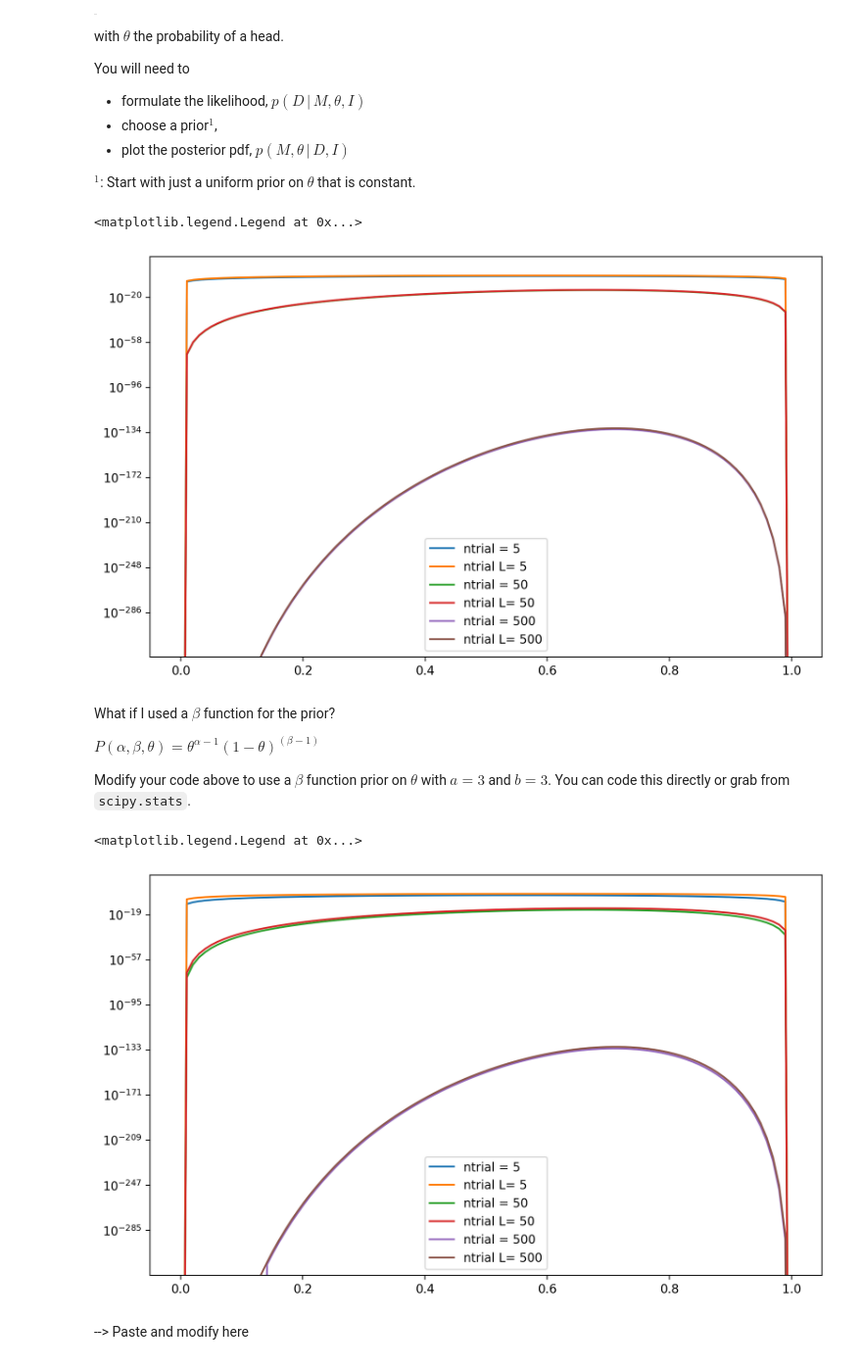
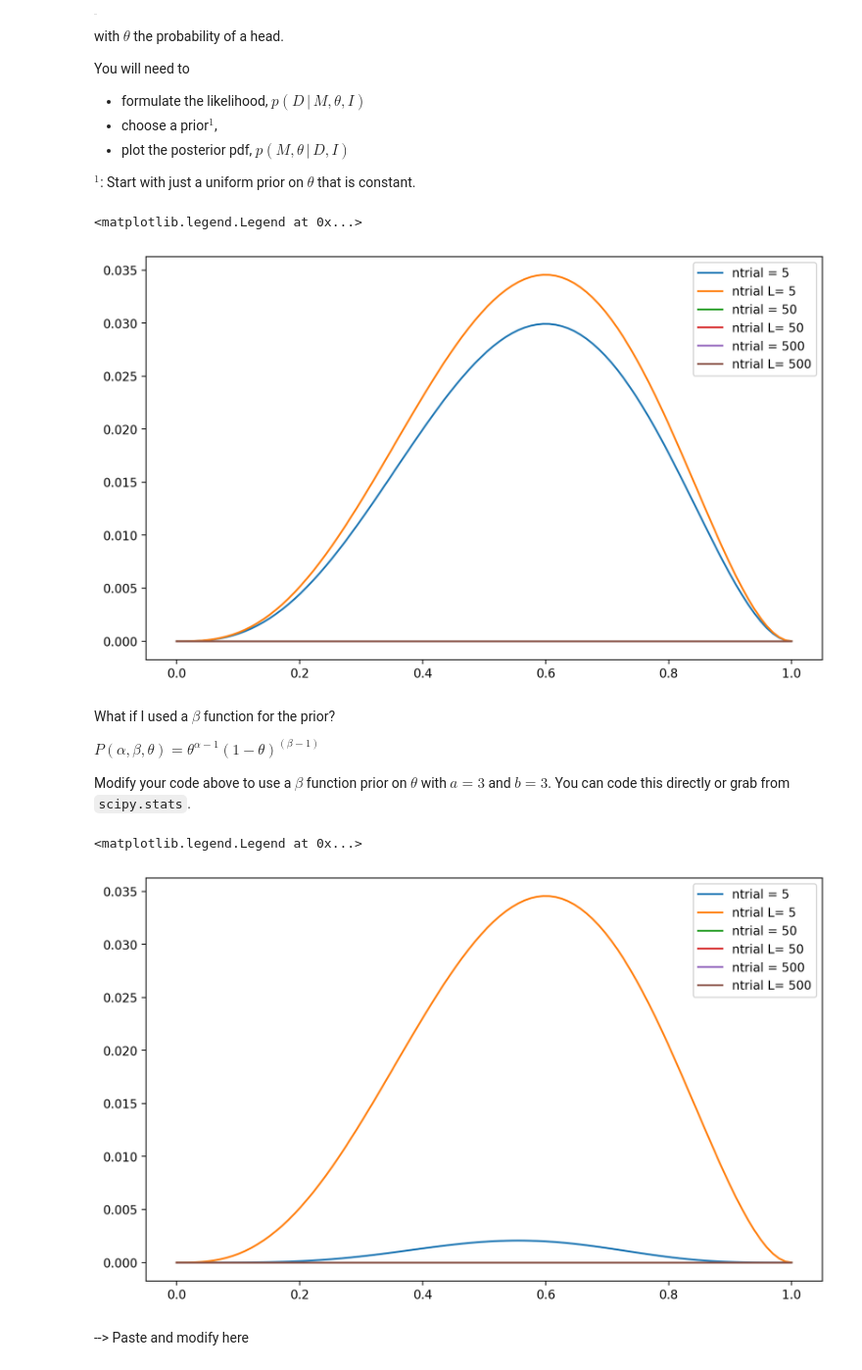
Before and after one commit to VanderbiltAstronomy/astr_8070_s24, a Jupyter notebook: coursework/student_folders/levi_schult/lectures/Lecture_8_levischult.ipynb, the cells around one changed output. Shown: that part at 98% size. Saved outputs shown, nothing was run; the diff lists cells and outputs as text; code cells hidden in the pictures.

```diff
--- a/coursework/student_folders/levi_schult/lectures/Lecture_8_levischult.ipynb
+++ b/coursework/student_folders/levi_schult/lectures/Lecture_8_levischult.ipynb
@@ -383,11 +383,11 @@ for nt in n_trials:
     # likelihood plot
     ax.plot(theta, L(data, nt, theta), label=r'ntrial L= '+str(nt))
 
-plt.yscale('log')
+#plt.yscale('log')
 plt.legend()
 # %% [output]
 <matplotlib.legend.Legend at 0x...>
-[figure, old version]
+[figure, new version]
 # %% [markdown]
 What if I used a $\beta$ function for the prior?
 
@@ -404,35 +404,36 @@ def p_nheads(n, h, theta):
 
 # likelihood
 def L(data, ntrials, theta):
     nheads = data[:ntrials].sum()
     return p_nheads(ntrials, nheads, theta)
 
+# LSS NOTE: THIS IS A BETA PRIOR NOW
 # prior (ignore loc and scale until the beta prior)
 def prior(theta, a=3.0, b=3.0):
     # put a prior distribution here
     #return scipy.stats.beta.pdf(theta, a=loc, b=scale)
     p = theta**(a-1)*(1-theta)**(b-1)
     return p
 
 fig, ax = plt.subplots(figsize=(10,6))
 
 probs = []
 # define the number of trials
 n_trials = [5, 50, 500]
 theta = np.linspace(0, 1, 100)
 for nt in n_trials:
     prob = L(data, nt, theta) * prior(theta)
     # posterior plot
     ax.plot(theta, prob,
             label=r'ntrial = '+str(nt))
     # likelihood plot
     ax.plot(theta, L(data, nt, theta), label=r'ntrial L= '+str(nt))
 
-plt.yscale('log')
+#plt.yscale('log')
 plt.legend()
 # %% [output]
 <matplotlib.legend.Legend at 0x...>
-[figure, old version]
+[figure, new version]
 # %% [markdown]
 --> Paste and modify here
 # %% [markdown]
```
Also changed, not shown: parts of 2 cells of this notebook.
